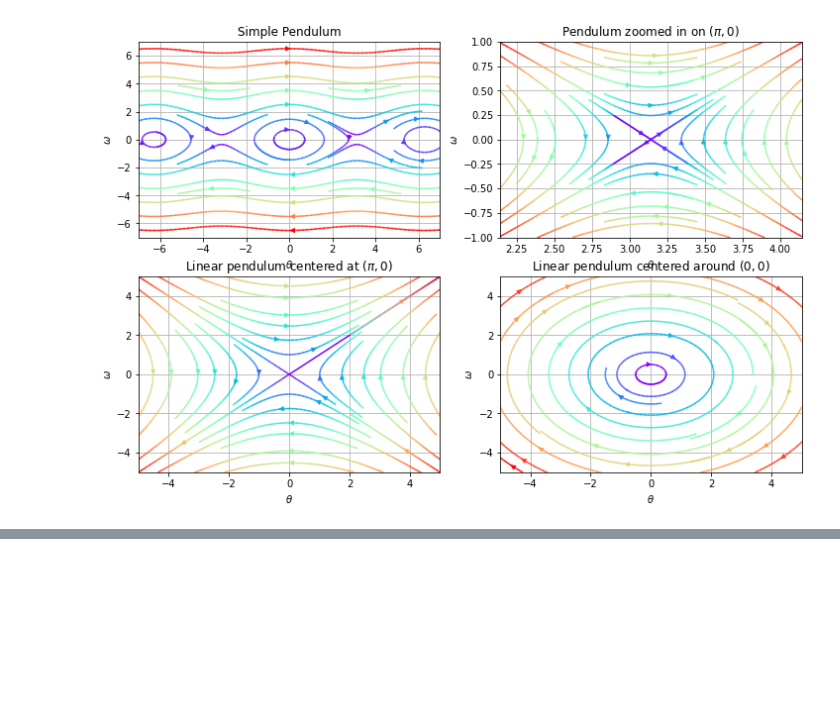
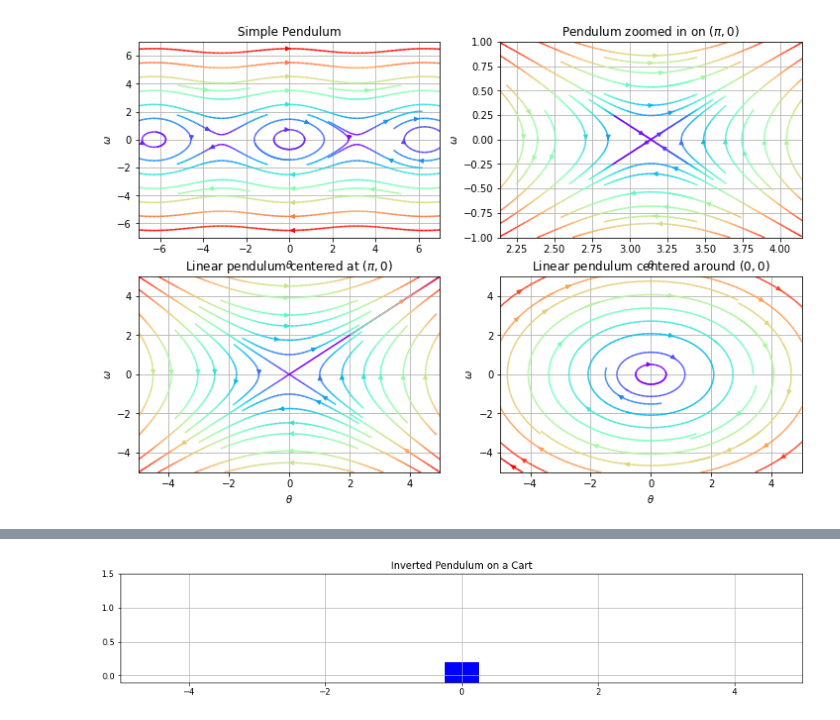
Before and after one commit to RadiatedMonkey/inverted-pendulum, a Jupyter notebook: pendulum.ipynb, the cells around one changed output, grey strips where cells are left out. Drawn from its saved outputs; the diff is of its cells as text; code cells hidden in the pictures; blank space fills up the shorter version.

Commit message:
add animation

```diff
--- a/pendulum.ipynb
+++ b/pendulum.ipynb
@@ -174,0 +168,45 @@ plt.show()
+# %%
+import matplotlib.animation as animation
+
+cart_width = 0.5
+cart_height = 0.4
+
+fig, ax = plt.subplots(figsize = (15, 10))
+ax.set_aspect("equal")
+ax.grid()
+ax.set_xlim(-5, 5)
+ax.set_ylim(-0.1, l + cart_height + 0.1)
+
+plt.title("Inverted Pendulum on a Cart")
+
+line, = ax.plot([], [], 'k-', lw = 2)
+cart = plt.Rectangle((0, 0), cart_width, cart_height, fc = "blue")
+
+ax.add_patch(cart)
+
+def init_state():
+    line.set_data([], [])
+    cart.set_xy((-cart_width / 2, -cart_height / 2))
+
+    return line, cart
+
+def update_state(i):
+    cart_x, cart_vel, theta, dtheta = sol.y[:, i]
+
+    pendulum_x = cart_x + l * np.sin(theta)
+    pendulum_y = -l * np.cos(theta)
+
+    line.set_data([cart_x, pendulum_x], [cart_height / 2, pendulum_y])
+    cart.set_xy((cart_x - cart_width / 2, -cart_height / 2))
+
+    return line, cart
+
+anim = animation.FuncAnimation(
+    fig, update_state, frames= len(t_span), init_func = init_state,
+    interval = 1000 * (t_span[1] - t_span[0]), blit = True
+)
+
+
+plt.show()
+# %% [output]
+[figure, added]
```
Also changed, not shown: parts of 2 cells of this notebook, 1 other file.
